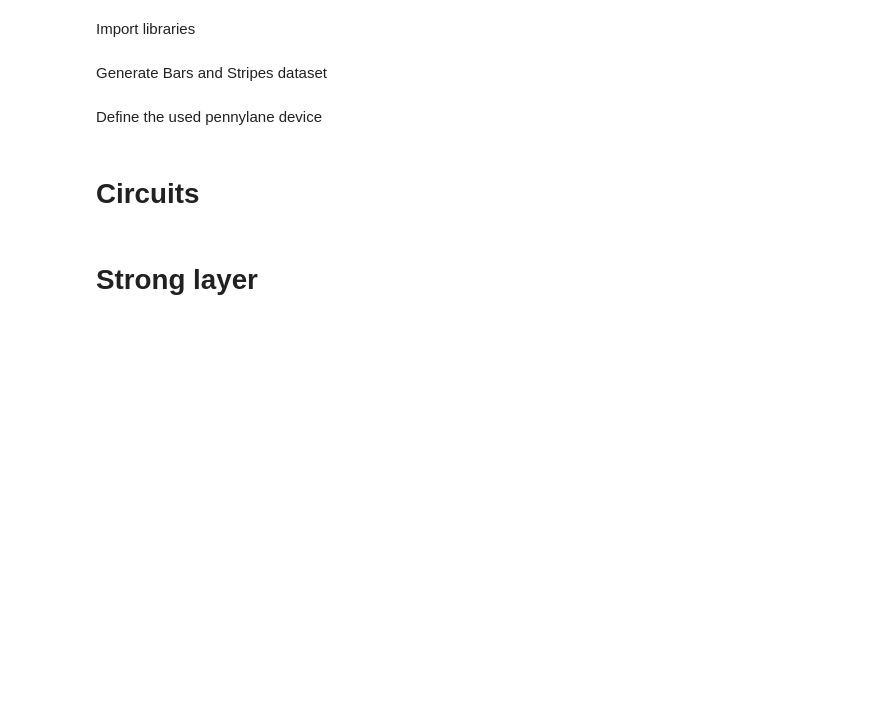
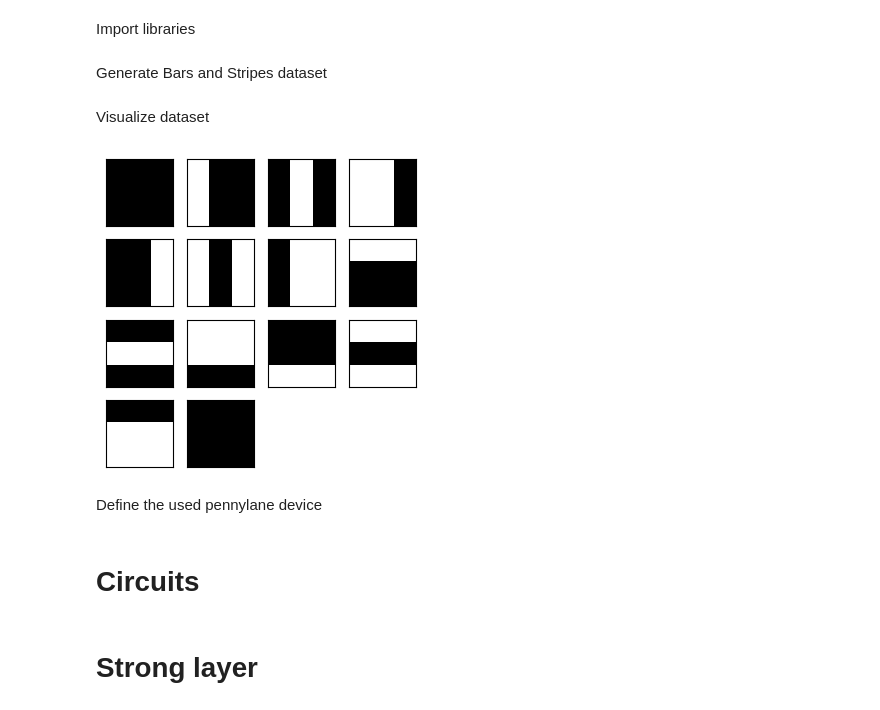
Before and after one commit to sergedenisov/barsandstripes, a Jupyter notebook: basionq.ipynb, the cells around one changed output. Cells and saved outputs as stored; diff of their text form; code cells hidden in the pictures; blank space fills up the shorter version.

```diff
--- a/basionq.ipynb
+++ b/basionq.ipynb
@@ -60,11 +60,19 @@ paramsoriginal = params
 #Noise cooficient
 p=0
 # %% [markdown]
-Define the used pennylane device
+Visualize dataset
 # %%
+BAS = data.tolist()
 
-#dev = AerDevice(wires=n_qubits, backend='aer_simulator')
-#dev = qml.device("ionq.simulator", wires=n_qubits)
-#dev = qml.device("default.qubit", wires=n_qubits)
-dev = qml.device("default.mixed", wires=n_qubits)
-#dev = qml.device("qiskit.aer", wires=n_qubits)
+j = 1
+plt.figure(figsize=[4, 4])
+for i in BAS:
+    plt.subplot(4, 4, j)
+    j += 1
+    plt.imshow(np.reshape(i, [3, 3]), cmap="grey")
+    plt.xticks([])
+    plt.yticks([])
+# %% [output]
+[figure, added]
+# %% [markdown]
+Define the used pennylane device
```
Also changed, not shown: parts of 14 cells of this notebook.
